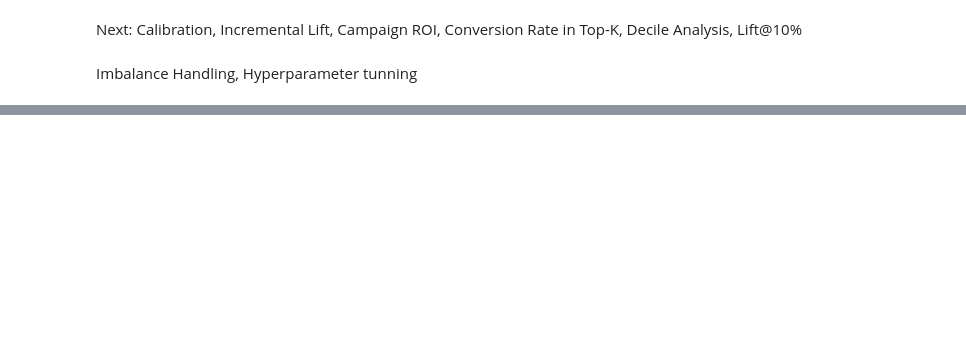
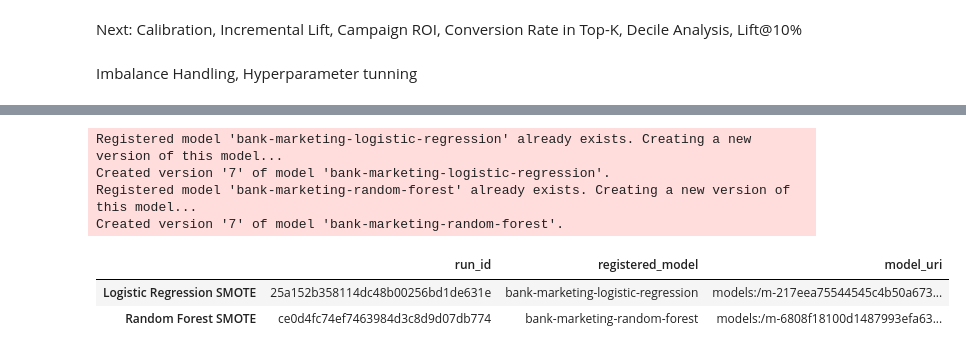
Before and after one commit to TrungNgT/Bank-marketing-Propensity-modelling, a Jupyter notebook: Bank-Marketing-Model-training.ipynb, the cells around one changed output, grey strips where cells are left out. Cells and saved outputs as stored; diff of their text form; code cells hidden in the pictures; blank space fills up the shorter version.

```diff
--- a/Bank-Marketing-Model-training.ipynb
+++ b/Bank-Marketing-Model-training.ipynb
@@ -273,0 +450,70 @@ Imbalance Handling, Hyperparameter tunning
+# %%
+# Register the SMOTE-trained LR and RF as new versions of the original models.
+import os
+import numpy as np
+import pandas as pd
+import mlflow
+import mlflow.sklearn
+from mlflow.models import infer_signature
+
+mlflow.set_tracking_uri(os.getenv("MLFLOW_TRACKING_URI", "sqlite:///mlflow.db"))
+mlflow.set_experiment("bank-marketing-propensity")
+
+smote_registry_names = {
+    "Logistic Regression SMOTE": "bank-marketing-logistic-regression",
+    "Random Forest SMOTE": "bank-marketing-random-forest",
+}
+
+smote_registered_versions = {}
+input_example = X_train_processed.head(5).copy()
+
+for model_name, registry_name in smote_registry_names.items():
+    model = models[model_name]
+
+    with mlflow.start_run(run_name=model_name) as run:
+        mlflow.set_tags({
+            "task": "binary-classification",
+            "dataset": "bank-marketing",
+            "model_name": model_name.removesuffix(" SMOTE"),
+            "training_variant": "smote",
+        })
+
+        mlflow.log_params({
+            key: str(value)[:500]
+            for key, value in model.get_params(deep=False).items()
+        })
+
+        metrics = {
+            **{f"cv_{key}": value for key, value in cv_results[model_name].items()},
+            **{f"test_{key}": value for key, value in test_results[model_name].items()},
+        }
+        mlflow.log_metrics({
+            key: float(value)
+            for key, value in metrics.items()
+            if np.isfinite(value)
+        })
+
+        signature = infer_signature(input_example, model.predict(input_example))
+        model_info = mlflow.sklearn.log_model(
+            sk_model=model,
+            name="model",
+            signature=signature,
+            input_example=input_example,
+            registered_model_name=registry_name,
+        )
+
+        smote_registered_versions[model_name] = {
+            "run_id": run.info.run_id,
+            "registered_model": registry_name,
+            "model_uri": model_info.model_uri,
+        }
+
+pd.DataFrame.from_dict(smote_registered_versions, orient="index")
+# %% [output]
+Registered model 'bank-marketing-logistic-regression' already exists. Creating a new version of this model...
+Created version '7' of model 'bank-marketing-logistic-regression'.
+Registered model 'bank-marketing-random-forest' already exists. Creating a new version of this model...
+Created version '7' of model 'bank-marketing-random-forest'.
+|  | run_id | registered_model | model_uri |
+| Logistic Regression SMOTE | 25a152b358114dc48b00256bd1de631e | bank-marketing-logistic-regression | models:/m-217eea75544545c4b50a673... |
+| Random Forest SMOTE | ce0d4fc74ef7463984d3c8d9d07db774 | bank-marketing-random-forest | models:/m-6808f18100d1487993efa63... |
```
Also changed, not shown: parts of 8 cells of this notebook, 2 other files.
